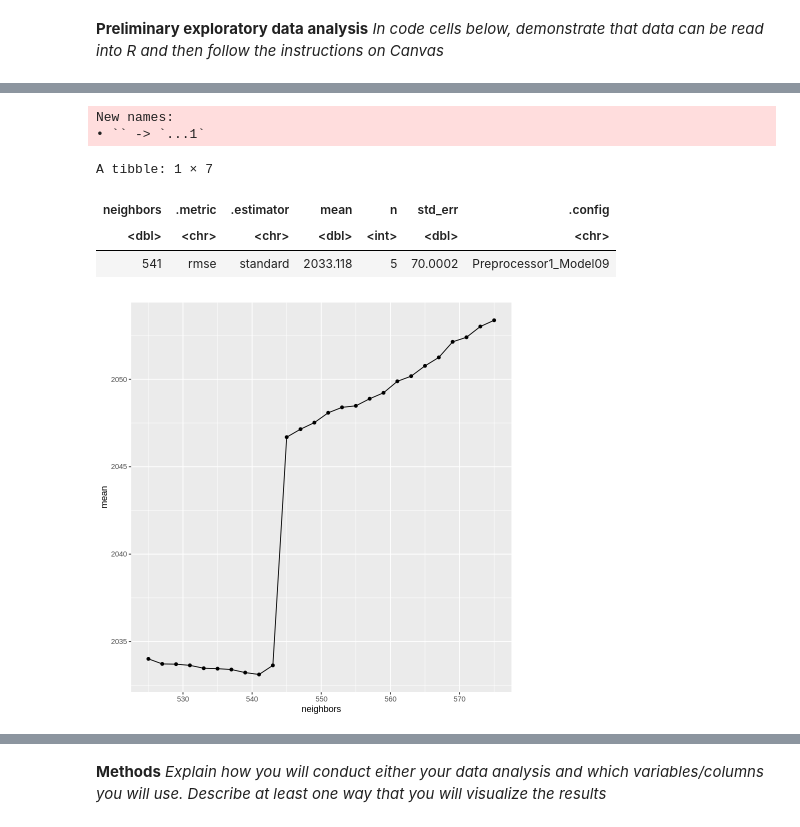
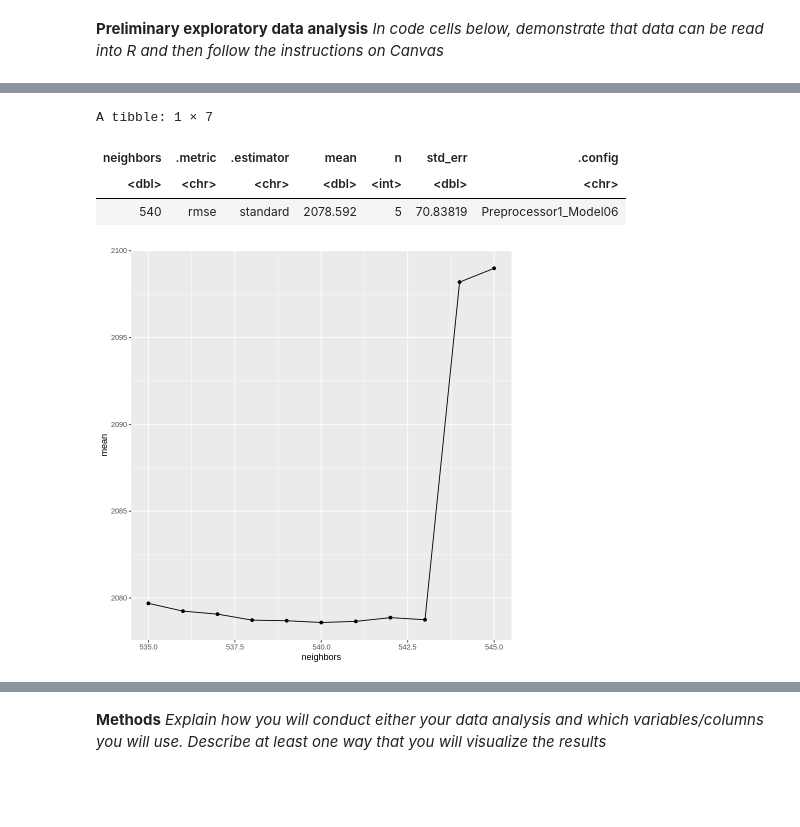
Before and after one commit to EliNAdr/DSCI-100_007-13, a Jupyter notebook: Proposal.ipynb, the cells around one changed output, grey strips where cells are left out. Saved outputs shown, nothing was run; the diff lists cells and outputs as text; code cells hidden in the pictures; blank space fills up the shorter version.

```diff
--- a/Proposal.ipynb
+++ b/Proposal.ipynb
@@ -9,15 +37,6 @@ The data set we chose is a tennis data set. We chose to keep specific columns in
 # %%
 #prepping data
-
-set.seed(5555)
-library(tidyverse)
-library(repr)
-library(tidymodels)
-options(repr.matrix.max.rows = 6)
-
-download.file("https://drive.google.com/uc?export=download&id=1fOQ8sy_qMkQiQEAO6uFdRX4tLI8EpSTn", "tennis_data.csv")
-tennis_data <- read_csv("tennis_data.csv", show_col_types = FALSE)
-#tennis_data
+set.seed(2132)
 
 winner_data <- tennis_data |> select(winner_age, winner_ht, winner_rank_points, minutes) |> na.omit()
 loser_data <-  tennis_data |> select(loser_age, loser_ht, loser_rank_points, minutes) |> na.omit()
@@ -51,47 +70,44 @@ lose_height_plot <- ggplot(loser_train, aes(x = loser_ht, y = loser_rank_points)
     geom_point() +
     labs(title = "Height vs Rank Points", x = "Height", y = "Rank Points")
 #lose_height_plot
-# %% [output]
-New names:
-• `` -> `...1`
 # %%
 #testing/tuning regression
-#k = 541 - v = 5 mean = 2033.118
-set.seed(5555)
+#k = 540 - v = 5 mean = 2078.592
+set.seed(5342)
 
 win_recipe <- recipe(winner_rank_points ~ winner_ht, data = winner_train) |>
   step_scale(all_predictors()) |>
   step_center(all_predictors())
 
 win_spec <- nearest_neighbor(weight_func = "rectangular", neighbors = tune()) |>
   set_engine("kknn") |>
   set_mode("regression")
 
 win_workflow <- workflow() |>
   add_recipe(win_recipe) |>
   add_model(win_spec)
 #win_workflow
 
 win_vfold <- vfold_cv(winner_train, v = 5, strata = winner_rank_points)
 
-gridvals <- tibble(neighbors = seq(from = 525, to = 575, by = 2))
+gridvals <- tibble(neighbors = seq(from = 535, to = 545, by = 1))
 
 win_results <- win_workflow |>
   tune_grid(resamples = win_vfold, grid = gridvals) |>
   collect_metrics() |>
   filter(.metric == "rmse")
 #win_results
 
 win_min <- win_results |>
   filter(mean == min(mean))
 win_min
 
 k_selec <- ggplot(win_results, aes(x = neighbors, y = mean)) + geom_point() + geom_line()
 k_selec
 # %% [output]
 A tibble: 1 × 7
 | neighbors | .metric | .estimator | mean | n | std_err | .config |
 | <dbl> | <chr> | <chr> | <dbl> | <int> | <dbl> | <chr> |
-| 541 | rmse | standard | 2033.118 | 5 | 70.0002 | Preprocessor1_Model09 |
+| 540 | rmse | standard | 2078.592 | 5 | 70.83819 | Preprocessor1_Model06 |
-[figure, old version]
+[figure, new version]
 # %%
```
Also changed, not shown: parts of 2 cells of this notebook.
